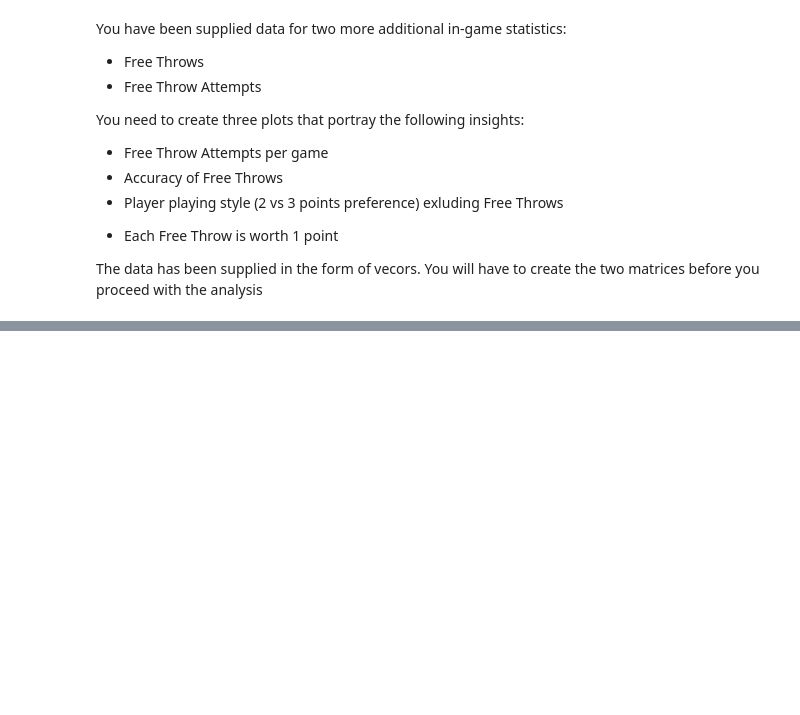
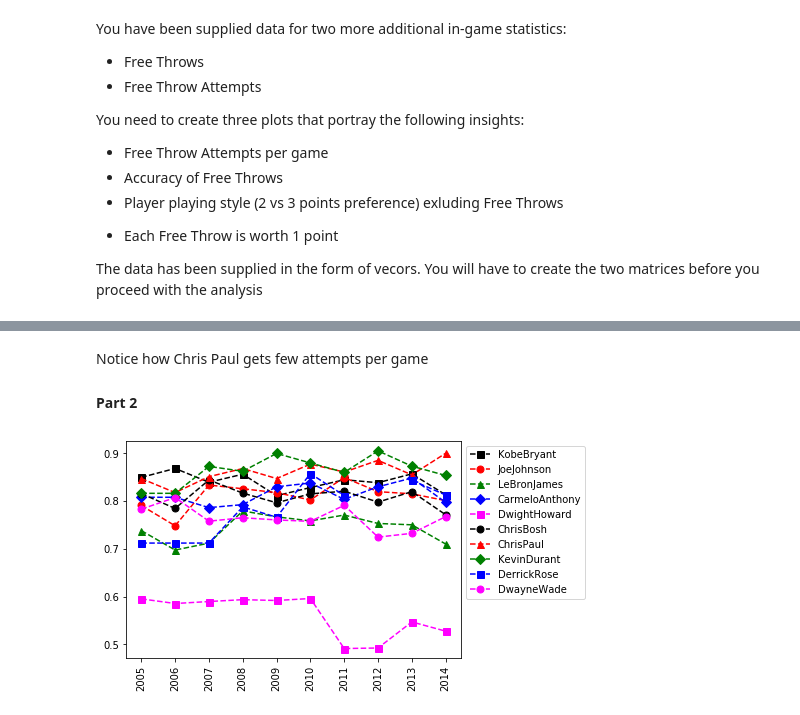
Before and after one commit to sureshmanem/Python_LearnByDoing, a Jupyter notebook: Module_4_Matrices_.ipynb, the cells around one changed output, grey strips where cells are left out. Cells and saved outputs as stored; diff of their text form; code cells hidden in the pictures; blank space fills up the shorter version.

```diff
--- a/Module_4_Matrices_.ipynb
+++ b/Module_4_Matrices_.ipynb
@@ -672,0 +812,9 @@ The data has been supplied in the form of vecors. You will have to create the tw
+# %% [markdown]
+Notice how Chris Paul gets few attempts per game
+
+#### Part 2
+# %%
+# Free throw accuracy
+myplot(FreeThrows/FreeThrowAttempts)
+# %% [output]
+[figure, added]
```
Also changed, not shown: parts of 20 cells of this notebook.
